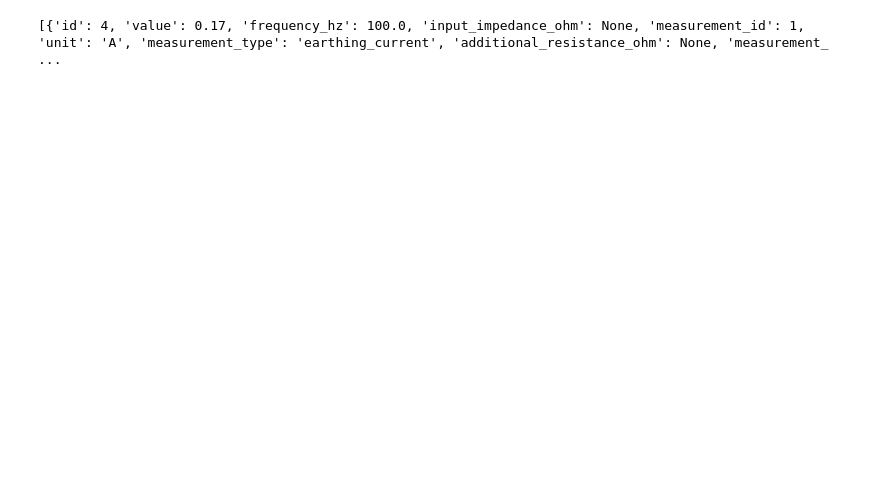
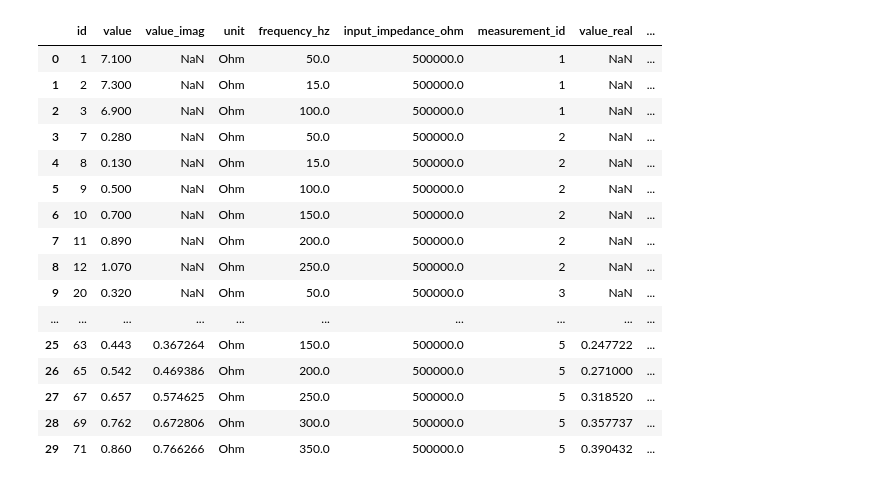
Before and after one commit to Ce1ectric/groundmeas, a Jupyter notebook: notebooks/database.ipynb, the cells around one changed output. Saved outputs shown, nothing was run; the diff lists cells and outputs as text; code cells hidden in the pictures; blank space fills up the shorter version.

Commit message:
feat: added complex values within MeasurementItem model

```diff
--- a/notebooks/database.ipynb
+++ b/notebooks/database.ipynb
@@ -45,16 +58,34 @@ OperationalError: (sqlite3.OperationalError) table measurementitem has no column
 # %%
 import pandas as pd
 
 out, mid = gm.read_measurements_by(voltage_level_kv__gte=10)
 
 out_items, _ = gm.read_items_by(
     measurement_id__in=mid,
-    measurement_type="earthing_current"
+    measurement_type="earthing_impedance"
 )
 
-print(out_items)
+df = pd.DataFrame(out_items)
+
+df.head(30)
 # %% [output]
-[{'id': 4, 'value': 0.17, 'frequency_hz': 100.0, 'input_impedance_ohm': None, 'measurement_id': 1, 'unit': 'A', 'measurement_type': 'earthing_current', 'additional_resistance_ohm': None, 'measurement_ ...
+|  | id | value | value_imag | unit | frequency_hz | input_impedance_ohm | measurement_id | value_real | ... |
+| 0 | 1 | 7.100 | NaN | Ohm | 50.0 | 500000.0 | 1 | NaN | ... |
+| 1 | 2 | 7.300 | NaN | Ohm | 15.0 | 500000.0 | 1 | NaN | ... |
+| 2 | 3 | 6.900 | NaN | Ohm | 100.0 | 500000.0 | 1 | NaN | ... |
+| 3 | 7 | 0.280 | NaN | Ohm | 50.0 | 500000.0 | 2 | NaN | ... |
+| 4 | 8 | 0.130 | NaN | Ohm | 15.0 | 500000.0 | 2 | NaN | ... |
+| 5 | 9 | 0.500 | NaN | Ohm | 100.0 | 500000.0 | 2 | NaN | ... |
+| 6 | 10 | 0.700 | NaN | Ohm | 150.0 | 500000.0 | 2 | NaN | ... |
+| 7 | 11 | 0.890 | NaN | Ohm | 200.0 | 500000.0 | 2 | NaN | ... |
+| 8 | 12 | 1.070 | NaN | Ohm | 250.0 | 500000.0 | 2 | NaN | ... |
+| 9 | 20 | 0.320 | NaN | Ohm | 50.0 | 500000.0 | 3 | NaN | ... |
+| ... | ... | ... | ... | ... | ... | ... | ... | ... | ... |
+| 25 | 63 | 0.443 | 0.367264 | Ohm | 150.0 | 500000.0 | 5 | 0.247722 | ... |
+| 26 | 65 | 0.542 | 0.469386 | Ohm | 200.0 | 500000.0 | 5 | 0.271000 | ... |
+| 27 | 67 | 0.657 | 0.574625 | Ohm | 250.0 | 500000.0 | 5 | 0.318520 | ... |
+| 28 | 69 | 0.762 | 0.672806 | Ohm | 300.0 | 500000.0 | 5 | 0.357737 | ... |
+| 29 | 71 | 0.860 | 0.766266 | Ohm | 350.0 | 500000.0 | 5 | 0.390432 | ... |
 # %%
 from groundmeas.analytics import impedance_over_frequency
 
```
Also changed, not shown: parts of 3 cells of this notebook, 3 other files.
